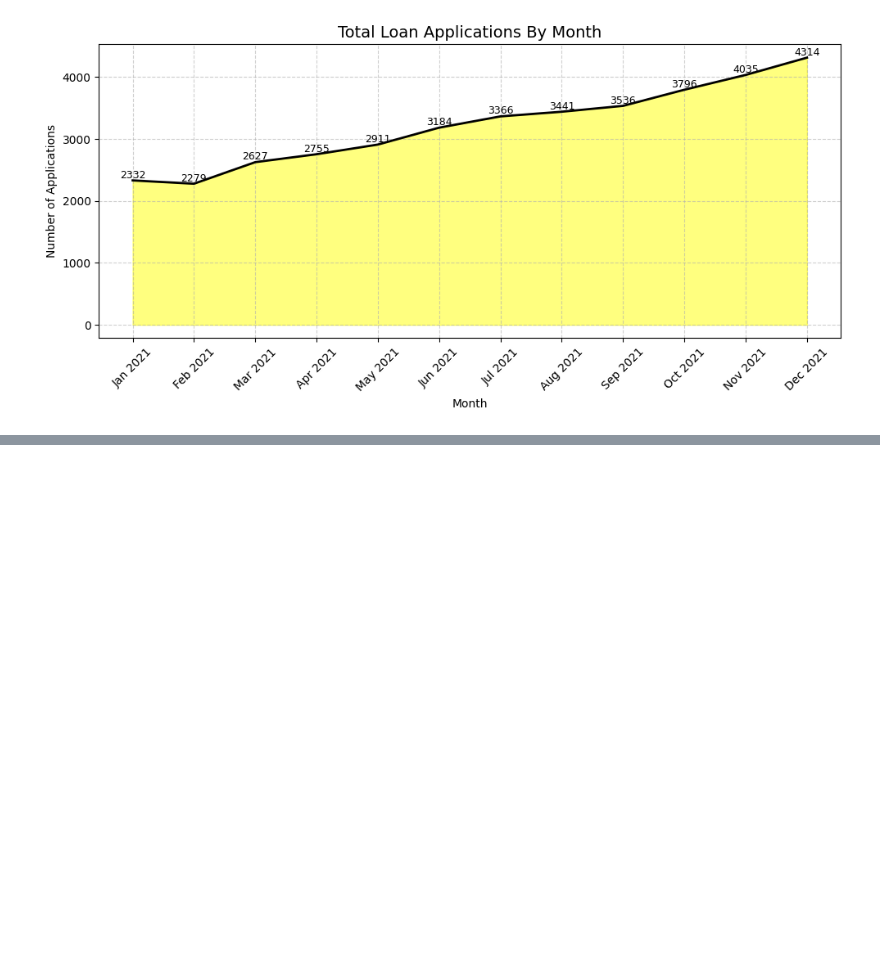
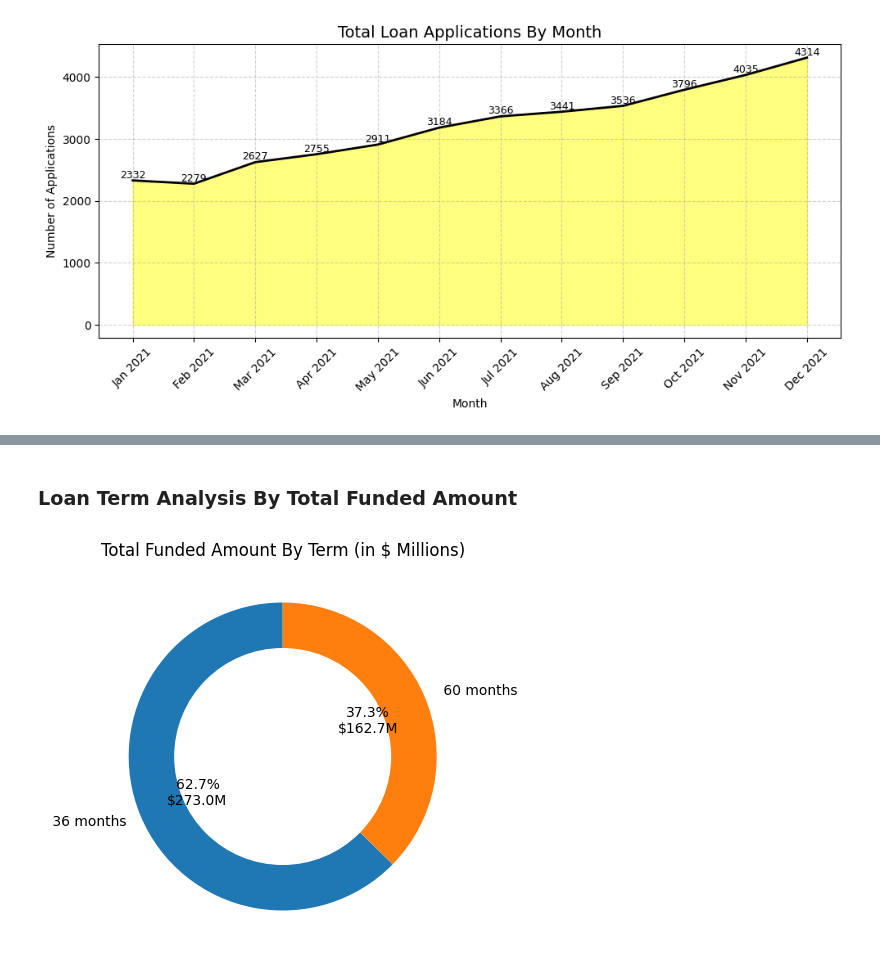
Before and after one commit to imaliakarim/Bank-Loan-Analysis, a Jupyter notebook: bankanalysis.ipynb, the cells around one changed output, grey strips where cells are left out. Saved outputs shown, nothing was run; the diff lists cells and outputs as text; code cells hidden in the pictures; blank space fills up the shorter version.

```diff
--- a/bankanalysis.ipynb
+++ b/bankanalysis.ipynb
@@ -182,0 +204,18 @@ plt.show()
+# %% [markdown]
+### Loan Term Analysis By Total Funded Amount
+# %%
+term_funding_millions = df.groupby('term')['loan_amount'].sum() / 1000000
+
+plt.figure(figsize=(5,5))
+plt.pie(
+    term_funding_millions,
+    labels=term_funding_millions.index,
+    autopct=lambda p: f"{p:.1f}%\n${p*sum( term_funding_millions)/100:.1f}M",
+    startangle=90,
+    wedgeprops={'width':0.4}
+)
+plt.gca().add_artist(plt.Circle((0,0),0.70,color='white'))
+plt.title("Total Funded Amount By Term (in $ Millions)")
+plt.show()
+# %% [output]
+[figure, added]
```
Also changed, not shown: parts of 8 cells of this notebook.
